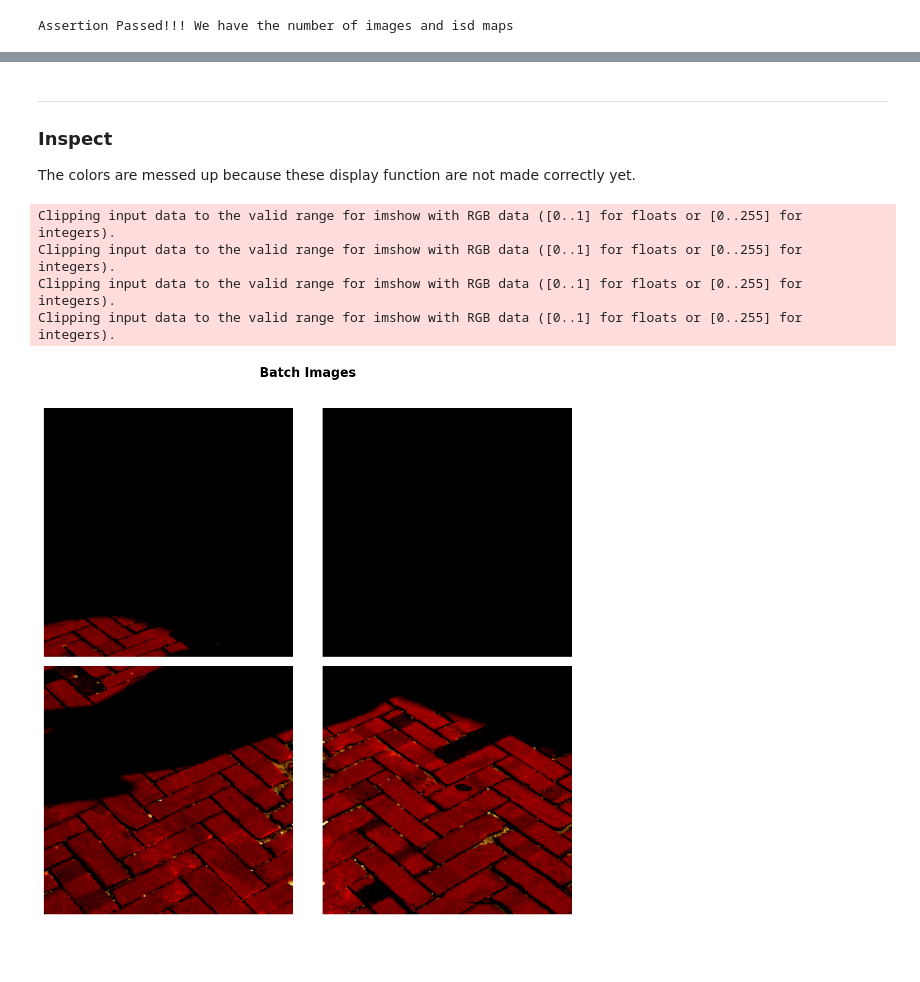
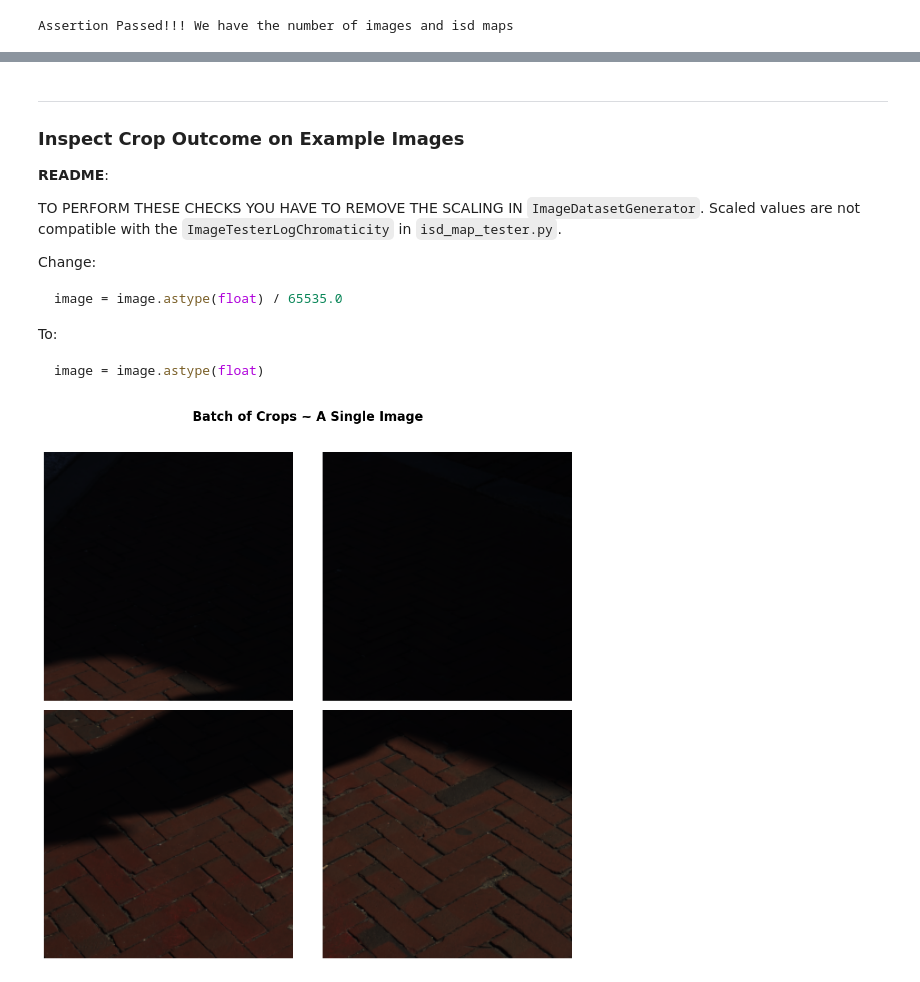
Before and after one commit to nfarrell011/Shadow-Removal-with-Illumination-Sprectral-Direction, a Jupyter notebook: dataloader_dev/data_loader_dev.ipynb, the cells around one changed output, grey strips where cells are left out. Cells and saved outputs as stored; diff of their text form; code cells hidden in the pictures; blank space fills up the shorter version.

````diff
--- a/dataloader_dev/data_loader_dev.ipynb
+++ b/dataloader_dev/data_loader_dev.ipynb
@@ -334,7 +360,7 @@ image_folder = "/Users/nelsonfarrell/Documents/Northeastern/7180/projects/spectr
 isd_map_folder = "/Users/nelsonfarrell/Documents/Northeastern/7180/projects/spectral_ratio/training_data/training_isds_cropped"
 
 # Create dataset
-dataset = ImageDatasetGenerator(image_folder, isd_map_folder, transform)
+dataset = ImageDatasetGenerator(image_folder, isd_map_folder, transform_images, transform_guidance)
 
 # Create dataloader
 # Shuffle equals false for now for testing
@@ -358,32 +380,57 @@ Loading: /Users/nelsonfarrell/Documents/Northeastern/7180/projects/spectral_rati
 Batch 0: Images shape: torch.Size([4, 3, 224, 224])
 Batch 0: Isds shape: torch.Size([4, 3, 224, 224])
-# %% [markdown]
-___
-### Inspect
-
-The colors are messed up because these display function are not made correctly yet.
+# %% [markdown]
+___
+### Inspect Crop Outcome on Example Images
+
+**README**:
+
+TO PERFORM THESE CHECKS YOU HAVE TO REMOVE THE SCALING IN ```ImageDatasetGenerator```. Scaled values are not compatible with the ```ImageTesterLogChromaticity``` in ```isd_map_tester.py```.
+
+Change:
+
+```python
+image = image.astype(float) / 65535.0
+```
+To:
+
+```python
+image = image.astype(float)
+```
 # %%
-def display_batch_images(images, grid_size:tuple = (2, 2), title:str = "Batch Images") -> None:
+def display_batch_images(images_batch, dataset_channel_mean:int, dataset_channel_std:int, title:str) -> None:
     """
-    Displays a batch of images.
-
-    Batch size need to match the product of grid size.
+    Displays a batch of images. This is a single in this case because batch size is 4
     """
     # Rearrange dims for plotting
-    images = rearrange(images, "b c h w -> b h w c")
+    images_batch = rearrange(images_batch, "b c h w -> b h w c")
 
     # Create a figure
-    fig, axes = plt.subplots(grid_size[0], grid_size[1], figsize = (10, 10))
+    fig, axes = plt.subplots(2, 2, figsize = (10, 10))
     fig.suptitle(title, fontsize = 16, weight = "bold")
 
+    # It's all one image really, so find global min max for normalization.
+    imgs_min = images_batch.min().item()
+    imgs_max = images_batch.max().item()
+
     for i, ax in enumerate(axes.flat):
-        if i < images.size(0):
+        if i < images_batch.size(0):
 
-            # Convert the image to numpy for plotting
-            img = images[i].numpy()
+            # Convert to numpy for plotting
+            img = images_batch[i].numpy()
 
-            # Normalize
-            img = (img - img.min()) / (img.max() - img.min())  # Rescale to [0, 1]
+            # Normalize [0,1]
+            img = img / 65535.0
+
+            # Reverse the normalization from the read in
+            #img = (img * dataset_channel_std) + dataset_channel_mean
+
+            # # Homebrew rearrange!
+            B = img[:, :, 0]
+            G = img[:, :, 1]
+            R = img[:, :, 2]
+            img = np.stack((R, G, B), axis=-1)
+            #img = cv2.cvtColor(img, cv2.COLOR_BGR2RGB)
 
             # Display the image
             ax.imshow(img)
@@ -393,12 +440,4 @@ def display_batch_images(images, grid_size:tuple = (2, 2), title:str = "Batch Im
 
     plt.tight_layout(rect=[0, 0, 1, 0.96])  # Adjust layout to make room for title
     plt.show()
-# %%
-display_batch_images(test_batch_images)
-# %% [output]
-Clipping input data to the valid range for imshow with RGB data ([0..1] for floats or [0..255] for integers).
-Clipping input data to the valid range for imshow with RGB data ([0..1] for floats or [0..255] for integers).
-Clipping input data to the valid range for imshow with RGB data ([0..1] for floats or [0..255] for integers).
-Clipping input data to the valid range for imshow with RGB data ([0..1] for floats or [0..255] for integers).
-[figure, removed]
 # %%
@@ -414 +456,6 @@ def display(img_path:str):
+# %%
+title = "Batch of Crops ~ A Single Image"
+display_batch_images(test_batch_images, mean, std, title)
+# %% [output]
+[figure, added]
 # %%
````
Also changed, not shown: parts of 20 cells of this notebook, 22 other files.
